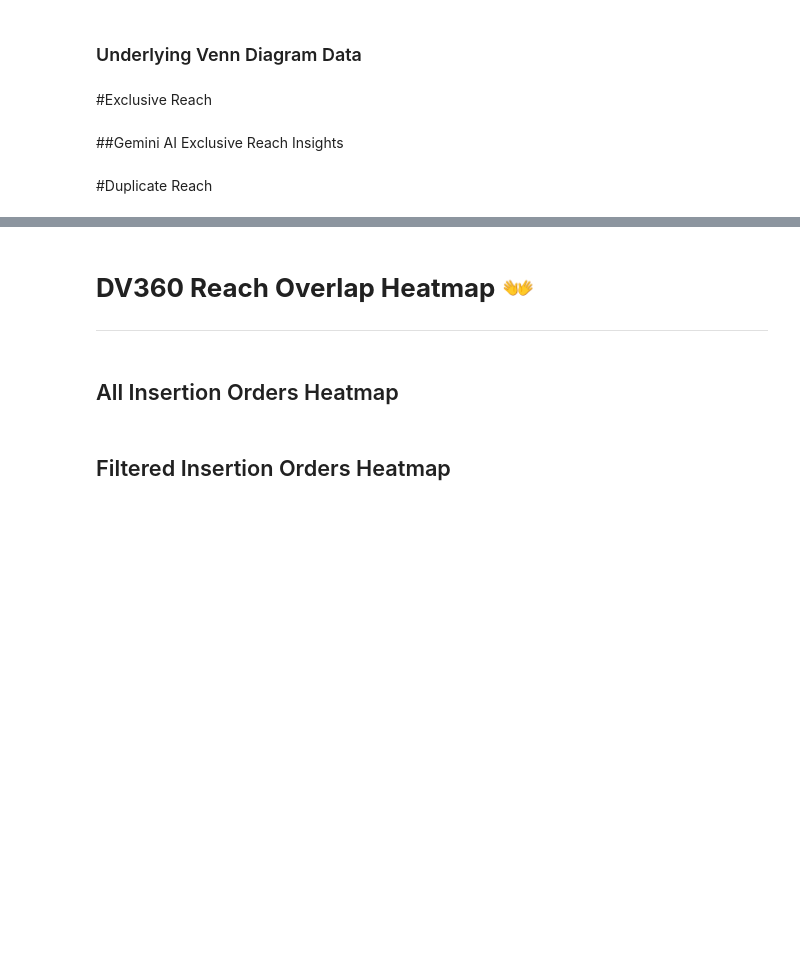
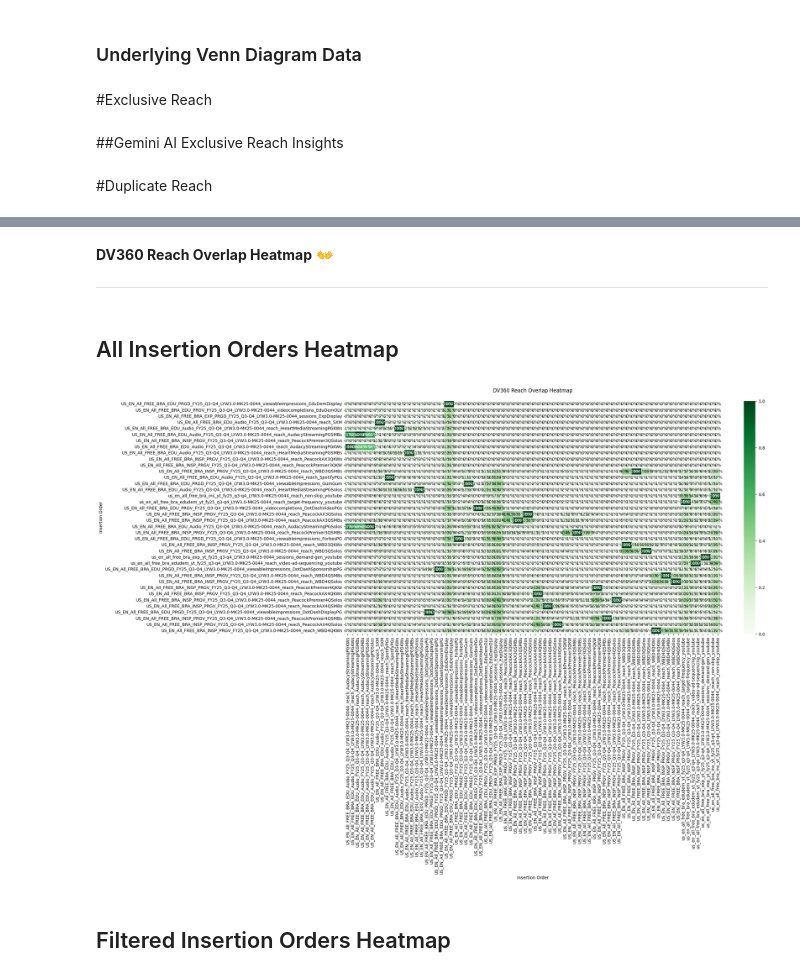
Before and after one commit to conormj14/AI-POWERED-DV360-Reach-Overlap-Analysis-Ext-Version-, a Jupyter notebook: Ext_Version_MU_DV360_Reach_Overlap_AI_Powered_Analysis.ipynb, the cells around one changed output, grey strips where cells are left out. Cells and saved outputs as stored; diff of their text form; code cells hidden in the pictures; blank space fills up the shorter version.

```diff
--- a/Ext_Version_MU_DV360_Reach_Overlap_AI_Powered_Analysis.ipynb
+++ b/Ext_Version_MU_DV360_Reach_Overlap_AI_Powered_Analysis.ipynb
@@ -234,6 +245,7 @@ def clean_dataframe(df, metadata_identifier="Report Time:"):
 
   # Replace empty strings with NaN
   cleaned_df = cleaned_df.replace('', np.nan)
+  cleaned_df = cleaned_df.replace('-', np.nan)
 
   # Drop rows with all NaN values
   cleaned_df = cleaned_df.dropna(how='all')
@@ -340,6 +358,6 @@ mu_df['reach_savings'] = round(mu_df['Unique Reach: Added Impression Reach From
 #adding added reach percentage
 mu_df['added_reach_percentage'] = round(mu_df['Unique Reach: Added Impression Reach From Frequency Cap'] / mu_df['Unique Reach: Impression Reach'],2)
 #adding media_fees
-mu_df['media_fees'] = round(mu_df['Revenue (Adv Currency)'] - mu_df['Media Cost (Advertiser Currency)'],2)
+mu_df['total_media_fees'] = round(mu_df['Revenue (Adv Currency)'] - mu_df['Media Cost (Advertiser Currency)'],2)
 #checking output df
 mu_df.head()
@@ -403,7 +505,9 @@ fig.show()
 total_reach_savings = mu_df['reach_savings'].sum()
 total_added_reach_pct = mu_df['Unique Reach: Added Impression Reach From Frequency Cap'].sum() / mu_df['baseline_reach'].sum()
 total_media_fees = mu_df['Revenue (Adv Currency)'].sum() - mu_df['Media Cost (Advertiser Currency)'].sum()
+total_platform_fees = mu_df['Platform Fee (Adv Currency)'].sum()
 
 display(Markdown(f"# Total Reach Savings: ${total_reach_savings:,.2f}"))
 display(Markdown(f"# Total Media Fees: ${total_media_fees:,.2f}"))
+display(Markdown(f"# Total Platform Fees: ${total_platform_fees:,.2f}"))
 display(Markdown(f"# Total Added Reach Pct: {total_added_reach_pct:.0%}"))
@@ -412,7 +521,7 @@ display(Markdown(f"# Total Added Reach Pct: {total_added_reach_pct:.0%}"))
 
 fig = go.Figure(data=[
     go.Bar(name='Total Reach Savings', x=['Metrics'], y=[total_reach_savings], marker_color='green'),
-    go.Bar(name='Total Media Fees', x=['Metrics'], y=[total_media_fees])
+    go.Bar(name='Total Platform Fees', x=['Metrics'], y=[total_platform_fees])
 ])
 
 fig.update_layout(barmode='group', title='Comparison of Total Reach Savings and Total Media Fees')
@@ -610,5 +741,6 @@ except NameError as e:
 # %% [markdown]
-# **DV360 Reach Overlap Heatmap** 👐
+
+ **DV360 Reach Overlap Heatmap** 👐
 
 ---
 # %% [markdown]
@@ -616,32 +748,34 @@ except NameError as e:
 # %%
 # @title
 
 try:
   overlap_heatmap_df = overlap_df.set_index(COMPARISON_DIMENSION)\
   .filter(like='Percent', axis=1)
 
-  #cleaned_df = overlap_col_cleaner(overlap_heatmap_df)
+  cleaned_df = overlap_col_cleaner(overlap_heatmap_df)
   #control flow for figure size
   if ALL_IOs_HEATMAP_SIZE == 'Small':
     plt.figure(figsize=(10, 5))
   elif ALL_IOs_HEATMAP_SIZE == 'Medium':
     plt.figure(figsize=(20, 10))
   else:
     plt.figure(figsize=(30, 20))
 
   #generate the heatmap, adjust the figsize parameters below to alter the output e.g plt.figure(figsize=(10, 5)) will generate a heatmap with width 10 inches and height 5 inches
   #plt.figure(figsize=(30,30))
-  sns.heatmap(overlap_heatmap_df, cmap="Greens", annot=True, fmt=".0%")
+  sns.heatmap(cleaned_df, cmap="Greens", annot=True, fmt=".0%")
   plt.title("DV360 Reach Overlap Heatmap\n")
   plt.xlabel(COMPARISON_DIMENSION)
   plt.ylabel(COMPARISON_DIMENSION)
 
   #Screenshot the below visualisation into your deck
   plt.show()
 except NameError as e:
     #handling key errors that may arise from missing 'Insertion Order' or 'Advertiser' errors
     print('Could not find the Reach Overlap % data within your sheet')
     print(f"Invalid input. Details: {e}")
+# %% [output]
+[figure, added]
 # %% [markdown]
 ## Filtered Insertion Orders Heatmap
 # %%
```
Also changed, not shown: parts of 14 cells of this notebook.
